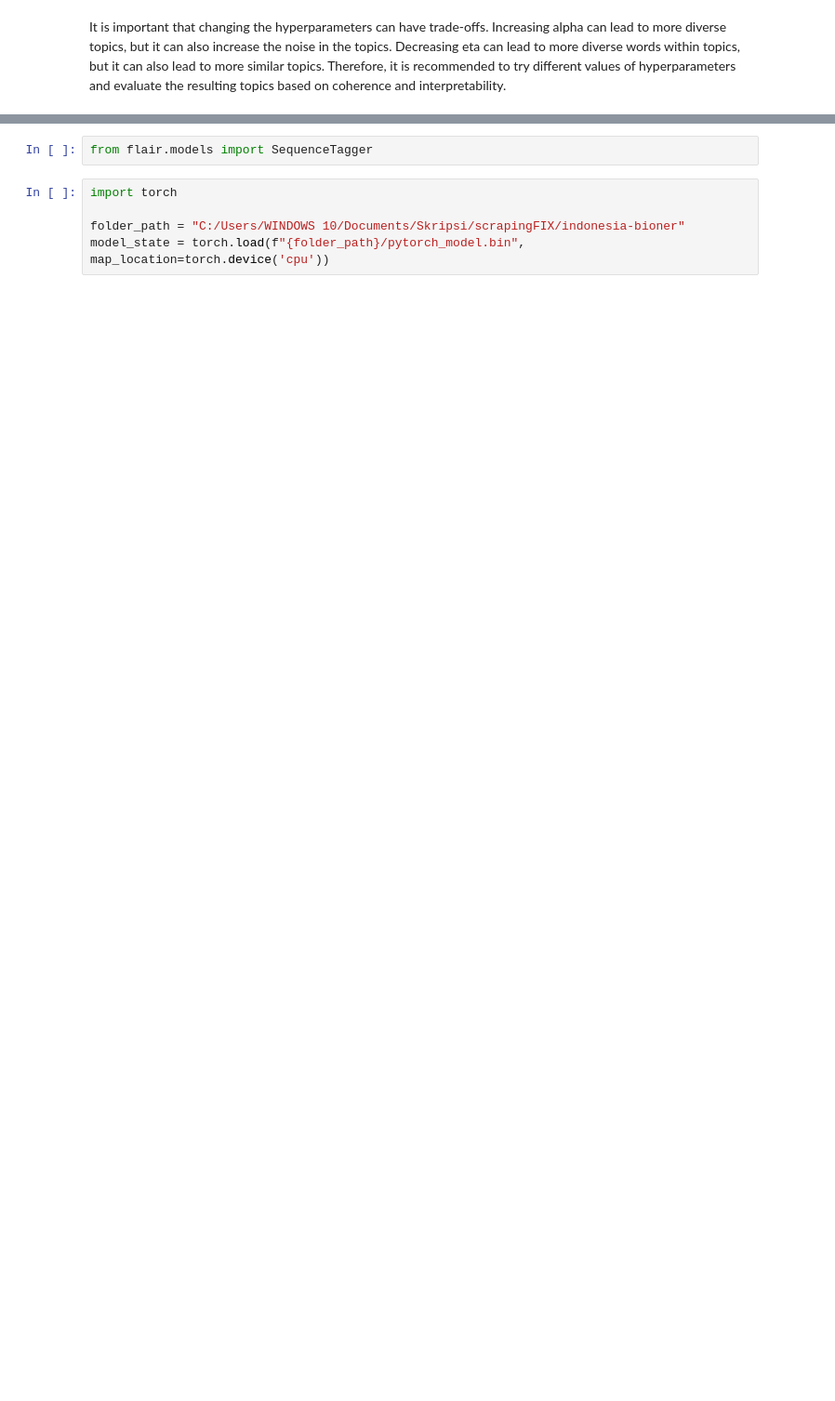
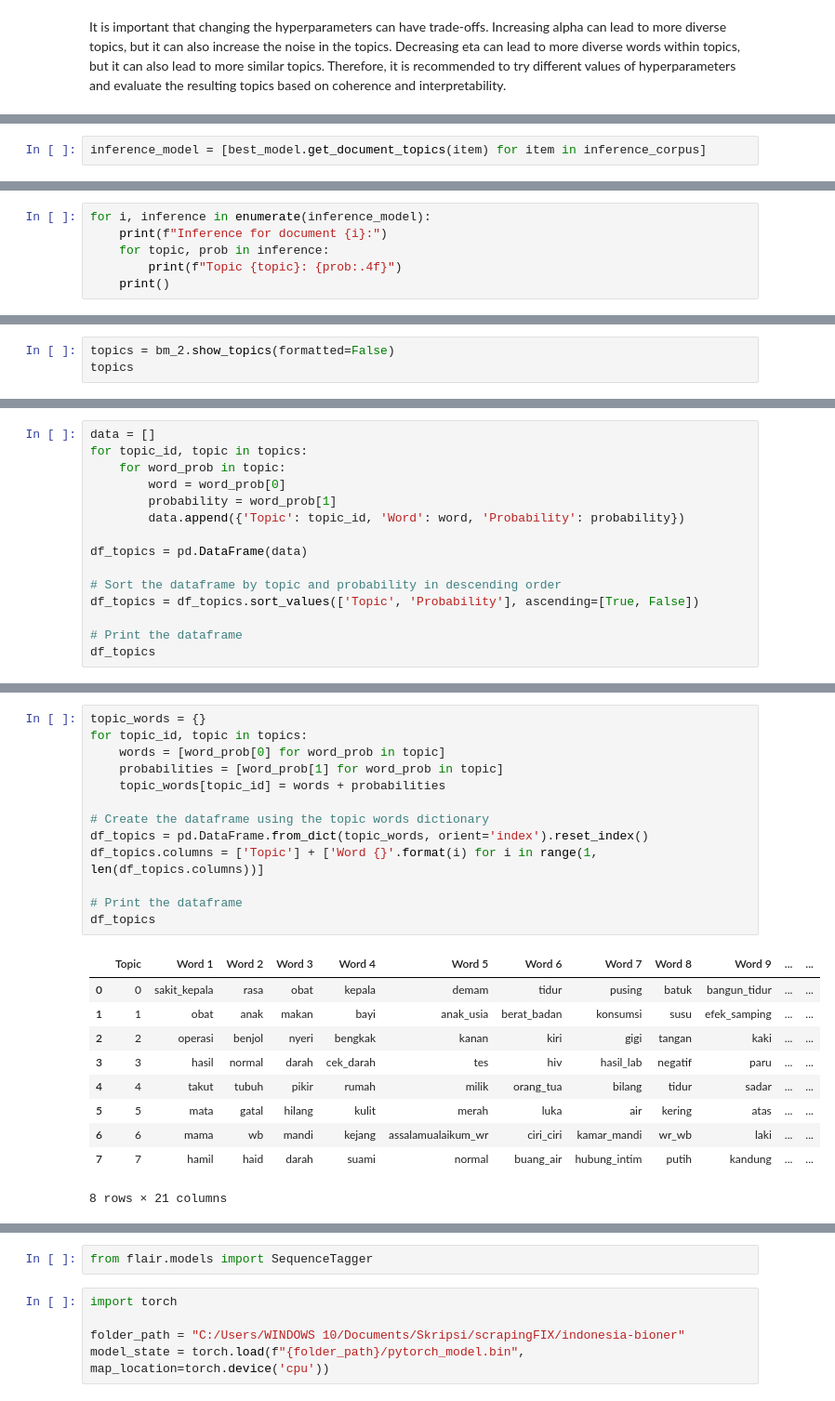
Before and after one commit to 36senm/Topic-Modeling-Study-Case-Telemedicine-Questioner-, a Jupyter notebook: partisitahun.ipynb, the cells around one changed output, grey strips where cells are left out. Shown at 93% size. Cells and saved outputs as stored; diff of their text form; blank space fills up the shorter version.

```diff
--- a/partisitahun.ipynb
+++ b/partisitahun.ipynb
@@ -442,0 +719,2 @@ print(f"Perplexity: {nbound}")
+# %%
+inference_model = [best_model.get_document_topics(item) for item in inference_corpus]
@@ -442,0 +736,6 @@ print(f"Perplexity: {nbound}")
+# %%
+for i, inference in enumerate(inference_model):
+    print(f"Inference for document {i}:")
+    for topic, prob in inference:
+        print(f"Topic {topic}: {prob:.4f}")
+    print()
@@ -442,0 +768,3 @@ print(f"Perplexity: {nbound}")
+# %%
+topics = bm_2.show_topics(formatted=False)
+topics
@@ -442,0 +789,15 @@ print(f"Perplexity: {nbound}")
+# %%
+data = []
+for topic_id, topic in topics:
+    for word_prob in topic:
+        word = word_prob[0]
+        probability = word_prob[1]
+        data.append({'Topic': topic_id, 'Word': word, 'Probability': probability})
+
+df_topics = pd.DataFrame(data)
+
+# Sort the dataframe by topic and probability in descending order
+df_topics = df_topics.sort_values(['Topic', 'Probability'], ascending=[True, False])
+
+# Print the dataframe
+df_topics
@@ -442,0 +818,24 @@ print(f"Perplexity: {nbound}")
+# %%
+topic_words = {}
+for topic_id, topic in topics:
+    words = [word_prob[0] for word_prob in topic]
+    probabilities = [word_prob[1] for word_prob in topic]
+    topic_words[topic_id] = words + probabilities
+
+# Create the dataframe using the topic words dictionary
+df_topics = pd.DataFrame.from_dict(topic_words, orient='index').reset_index()
+df_topics.columns = ['Topic'] + ['Word {}'.format(i) for i in range(1, len(df_topics.columns))]
+
+# Print the dataframe
+df_topics
+# %% [output]
+|  | Topic | Word 1 | Word 2 | Word 3 | Word 4 | Word 5 | Word 6 | Word 7 | Word 8 | Word 9 | ... | ... |
+| 0 | 0 | sakit_kepala | rasa | obat | kepala | demam | tidur | pusing | batuk | bangun_tidur | ... | ... |
+| 1 | 1 | obat | anak | makan | bayi | anak_usia | berat_badan | konsumsi | susu | efek_samping | ... | ... |
+| 2 | 2 | operasi | benjol | nyeri | bengkak | kanan | kiri | gigi | tangan | kaki | ... | ... |
+| 3 | 3 | hasil | normal | darah | cek_darah | tes | hiv | hasil_lab | negatif | paru | ... | ... |
+| 4 | 4 | takut | tubuh | pikir | rumah | milik | orang_tua | bilang | tidur | sadar | ... | ... |
+| 5 | 5 | mata | gatal | hilang | kulit | merah | luka | air | kering | atas | ... | ... |
+| 6 | 6 | mama | wb | mandi | kejang | assalamualaikum_wr | ciri_ciri | kamar_mandi | wr_wb | laki | ... | ... |
+| 7 | 7 | hamil | haid | darah | suami | normal | buang_air | hubung_intim | putih | kandung | ... | ... |
+8 rows × 21 columns
```
Also changed, not shown: parts of 73 cells of this notebook.
